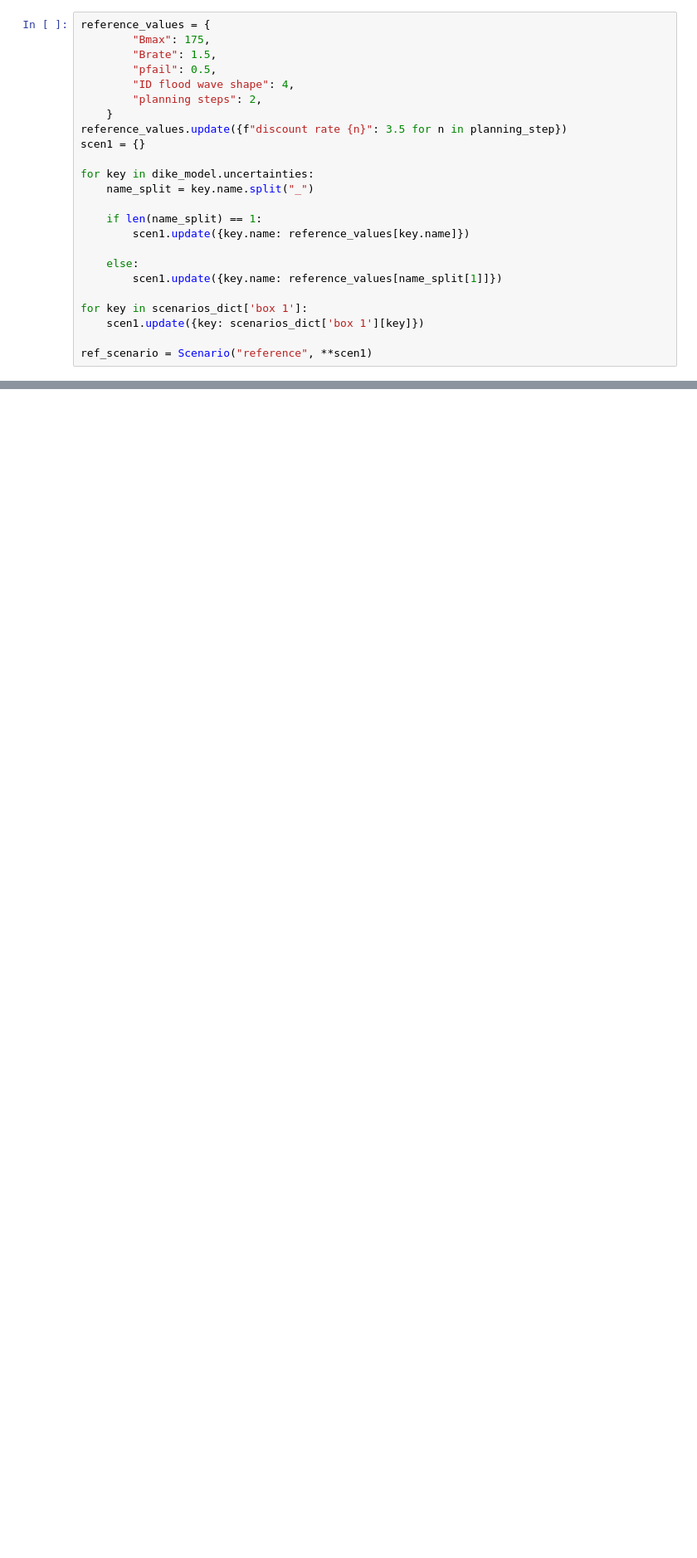
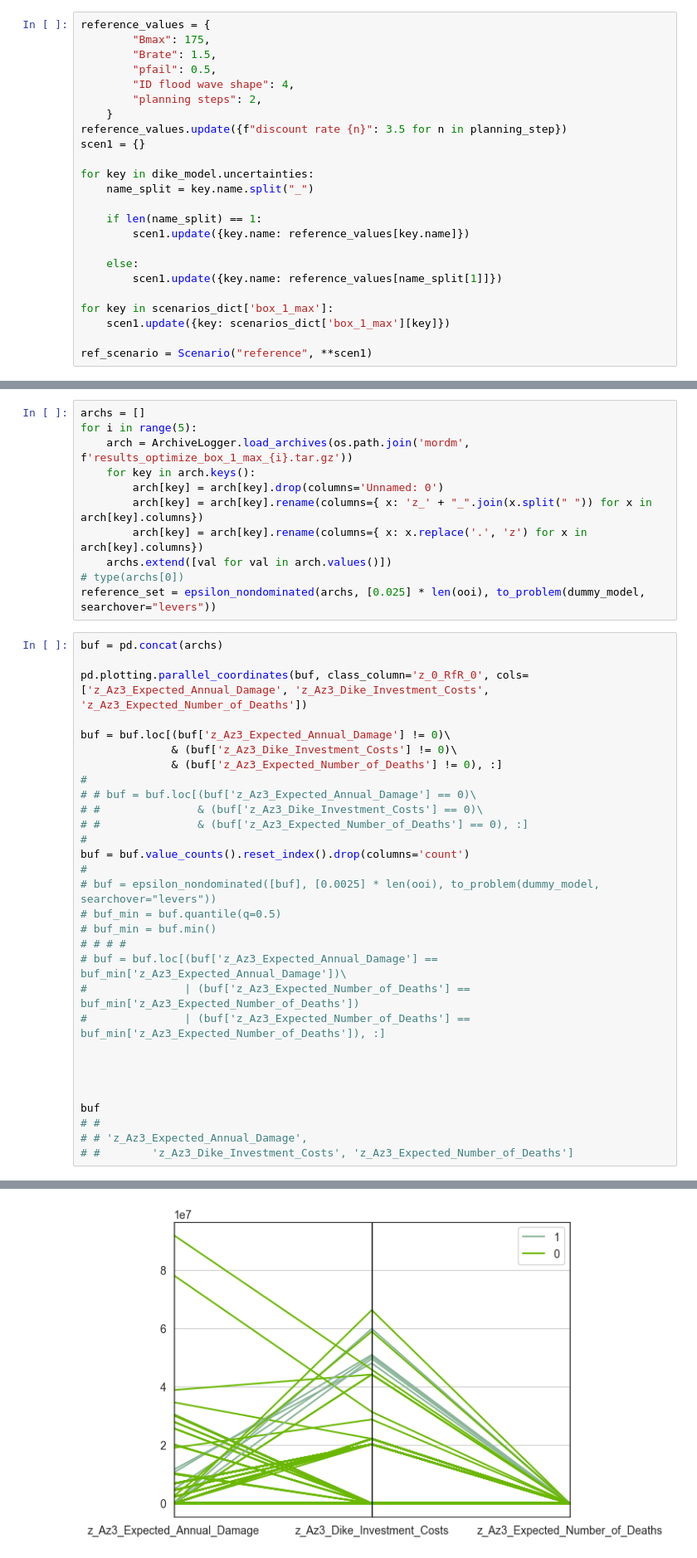
Before and after one commit to PancakeBun/epa141A_Labs_Group_Asians, a Jupyter notebook: final assignment/analysis.ipynb, the cells around one changed output, grey strips where cells are left out. Shown at 83% size. Cells and saved outputs as stored; diff of their text form; blank space fills up the shorter version.

```diff
--- a/final assignment/analysis.ipynb
+++ b/final assignment/analysis.ipynb
@@ -588,8 +717,8 @@ for key in dike_model.uncertainties:
     else:
         scen1.update({key.name: reference_values[name_split[1]]})
 
-for key in scenarios_dict['box 1']:
-    scen1.update({key: scenarios_dict['box 1'][key]})
+for key in scenarios_dict['box_1_max']:
+    scen1.update({key: scenarios_dict['box_1_max'][key]})
 
 ref_scenario = Scenario("reference", **scen1)
 # %%
@@ -691,3 +894,45 @@ def plot_metrics(metrics, convergence):
     ax6.set_xlabel("nfe")
 
     sns.despine(fig)
+# %%
+archs = []
+for i in range(5):
+    arch = ArchiveLogger.load_archives(os.path.join('mordm', f'results_optimize_box_1_max_{i}.tar.gz'))
+    for key in arch.keys():
+        arch[key] = arch[key].drop(columns='Unnamed: 0')
+        arch[key] = arch[key].rename(columns={ x: 'z_' + "_".join(x.split(" ")) for x in arch[key].columns})
+        arch[key] = arch[key].rename(columns={ x: x.replace('.', 'z') for x in arch[key].columns})
+    archs.extend([val for val in arch.values()])
+# type(archs[0])
+reference_set = epsilon_nondominated(archs, [0.025] * len(ooi), to_problem(dummy_model, searchover="levers"))
+# %%
+buf = pd.concat(archs)
+
+pd.plotting.parallel_coordinates(buf, class_column='z_0_RfR_0', cols=['z_Az3_Expected_Annual_Damage', 'z_Az3_Dike_Investment_Costs', 'z_Az3_Expected_Number_of_Deaths'])
+
+buf = buf.loc[(buf['z_Az3_Expected_Annual_Damage'] != 0)\
+              & (buf['z_Az3_Dike_Investment_Costs'] != 0)\
+              & (buf['z_Az3_Expected_Number_of_Deaths'] != 0), :]
+#
+# # buf = buf.loc[(buf['z_Az3_Expected_Annual_Damage'] == 0)\
+# #               & (buf['z_Az3_Dike_Investment_Costs'] == 0)\
+# #               & (buf['z_Az3_Expected_Number_of_Deaths'] == 0), :]
+#
+buf = buf.value_counts().reset_index().drop(columns='count')
+#
+# buf = epsilon_nondominated([buf], [0.0025] * len(ooi), to_problem(dummy_model, searchover="levers"))
+# buf_min = buf.quantile(q=0.5)
+# buf_min = buf.min()
+# # # #
+# buf = buf.loc[(buf['z_Az3_Expected_Annual_Damage'] == buf_min['z_Az3_Expected_Annual_Damage'])\
+#               | (buf['z_Az3_Expected_Number_of_Deaths'] == buf_min['z_Az3_Expected_Number_of_Deaths'])
+#               | (buf['z_Az3_Expected_Number_of_Deaths'] == buf_min['z_Az3_Expected_Number_of_Deaths']), :]
+
+
+
+
+buf
+# #
+# # 'z_Az3_Expected_Annual_Damage',
+# #        'z_Az3_Dike_Investment_Costs', 'z_Az3_Expected_Number_of_Deaths']
+# %% [output]
@@ -693,0 +957 @@ def plot_metrics(metrics, convergence):
+[figure, added]
```
Also changed, not shown: parts of 47 cells of this notebook, 10 other files.
